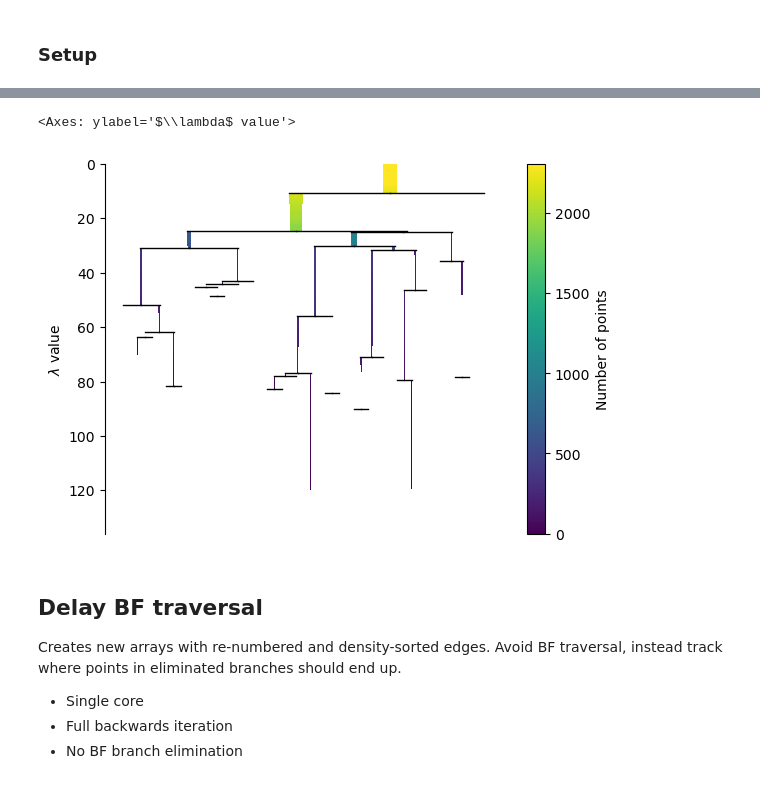
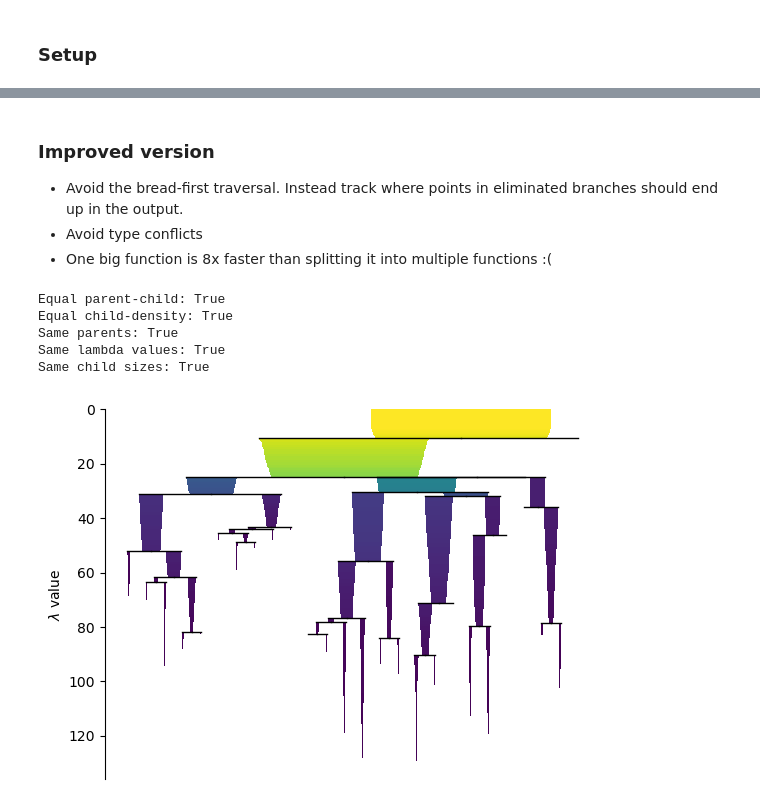
Before and after one commit to JelmerBot/fast_hdbscan, a Jupyter notebook: doc/condense_strategies.ipynb, the cells around one changed output, grey strips where cells are left out. Cells and saved outputs as stored; diff of their text form; code cells hidden in the pictures.

```diff
--- a/doc/condense_strategies.ipynb
+++ b/doc/condense_strategies.ipynb
@@ -36,0 +131,3 @@ mst, linkage = linkage_hierarchy(data, min_samples=10)
+# %%
+l2 = mst_to_linkage_tree(mst)
+equal_linkage(linkage, l2)
@@ -229,0 +149,20 @@ def bfs_from_hierarchy(hierarchy, bfs_root, num_points):
+# %%
+def equal_trees(ct1, ct2):
+    # Parent-child relationships
+    g_ct1 = {pt: set() for pt in range(data.shape[0], 2 * linkage.shape[0] + 1)}
+    for pt, cd in zip(ct1.parent, ct1.child):
+        g_ct1[pt].add(cd)
+
+    g_ct2 = {pt: set() for pt in range(data.shape[0], 2 * linkage.shape[0] + 1)}
+    for pt, cd in zip(ct2.parent, ct2.child):
+        g_ct2[pt].add(cd)
+
+    # Child-density relationships
+    l_ct1 = {cd: lv for cd, lv in zip(ct1.child, ct1.lambda_val)}
+    l_ct2 = {cd: lv for cd, lv in zip(ct2.child, ct2.lambda_val)}
+
+    print(f"Equal parent-child: {g_ct1 == g_ct2}")
+    print(f"Equal child-density: {l_ct1 == l_ct2}")
+    print(f"Same parents: {np.all(ct1.parent == ct2.parent)}")
+    print(f"Same lambda values: {np.all(ct1.lambda_val == ct2.lambda_val)}")
+    print(f"Same child sizes: {np.all(ct1.child_size == ct2.child_size)}")
@@ -237,20 +189,10 @@ condense_tree(linkage, min_cluster_size=10)
-# %%
-from hdbscan.plots import CondensedTree as PlotTree
-from fast_hdbscan.hdbscan import to_numpy_rec_array
-
-PlotTree(to_numpy_rec_array(ct), np.zeros(data.shape[0])).plot()
-# %% [output]
-<Axes: ylabel='$\\lambda$ value'>
-[figure, removed]
 # %% [markdown]
-## Delay BF traversal
+### Improved version
 
-Creates new arrays with re-numbered and density-sorted edges. Avoid BF
-traversal, instead track where points in eliminated branches should end up.
-
-- Single core
-- Full backwards iteration
-- No BF branch elimination
+- Avoid the bread-first traversal. Instead track where points in eliminated
+branches should end up in the output.
+- Avoid type conflicts
+- One big function is 8x faster than splitting it into multiple functions :(
 # %%
 @numba.njit(
     fastmath=True,
@@ -354,6 +306,18 @@ def condense_tree_3(hierarchy, min_cluster_size=10, max_cluster_size=np.inf):
 
     return CondensedTree(parents[:idx], children[:idx], lambdas[:idx], sizes[:idx])
 # %%
-dct = condense_tree_3(linkage, min_cluster_size=10)
+improved_ct = condense_tree(l2, mst[:, 2], min_cluster_size=min_cluster_size)
+equal_trees(current_ct, improved_ct)
+PlotTree(to_numpy_rec_array(improved_ct), np.zeros(data.shape[0])).plot(
+    colorbar=False, leaf_separation=0.1
+)
+plt.show()
+# %% [output]
+Equal parent-child: True
+Equal child-density: True
+Same parents: True
+Same lambda values: True
+Same child sizes: True
+[figure, added]
 # %%
 %%timeit
```
Also changed, not shown: parts of 30 cells of this notebook.
